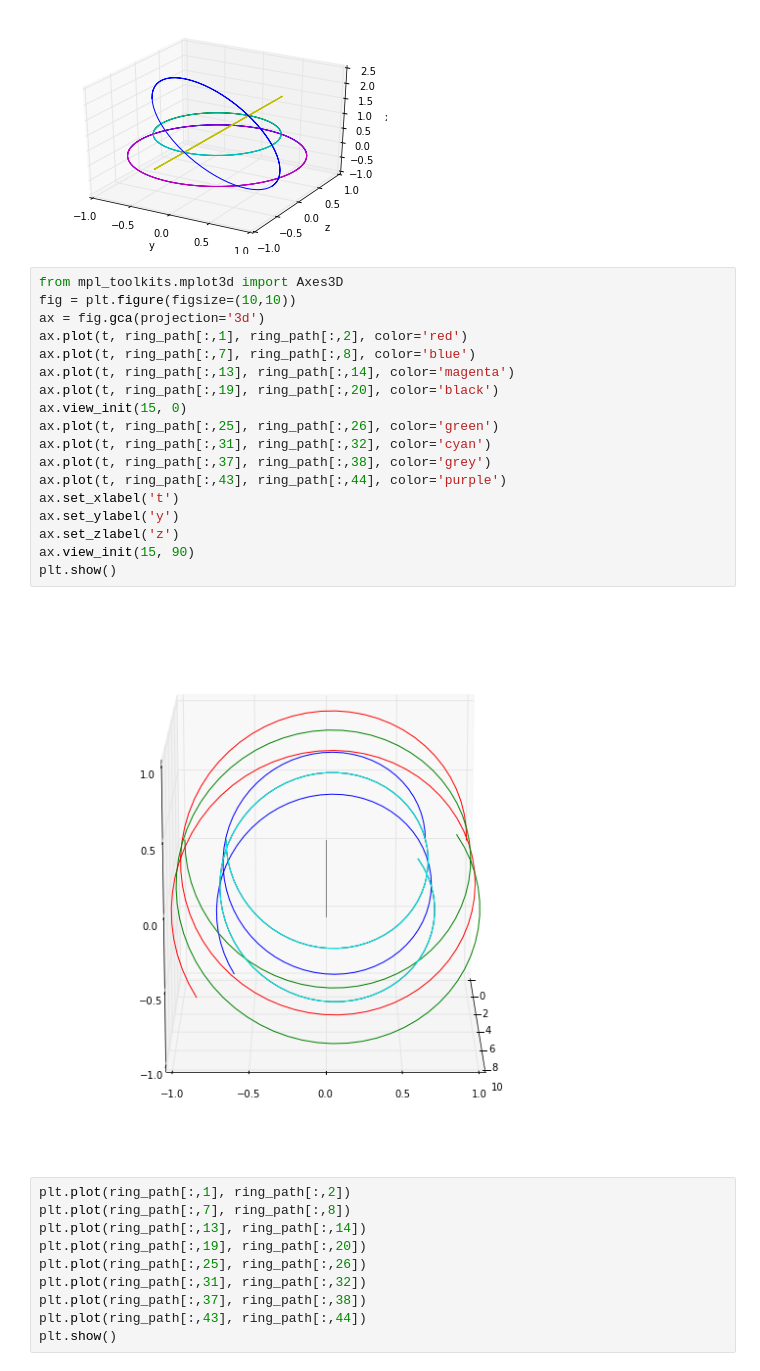
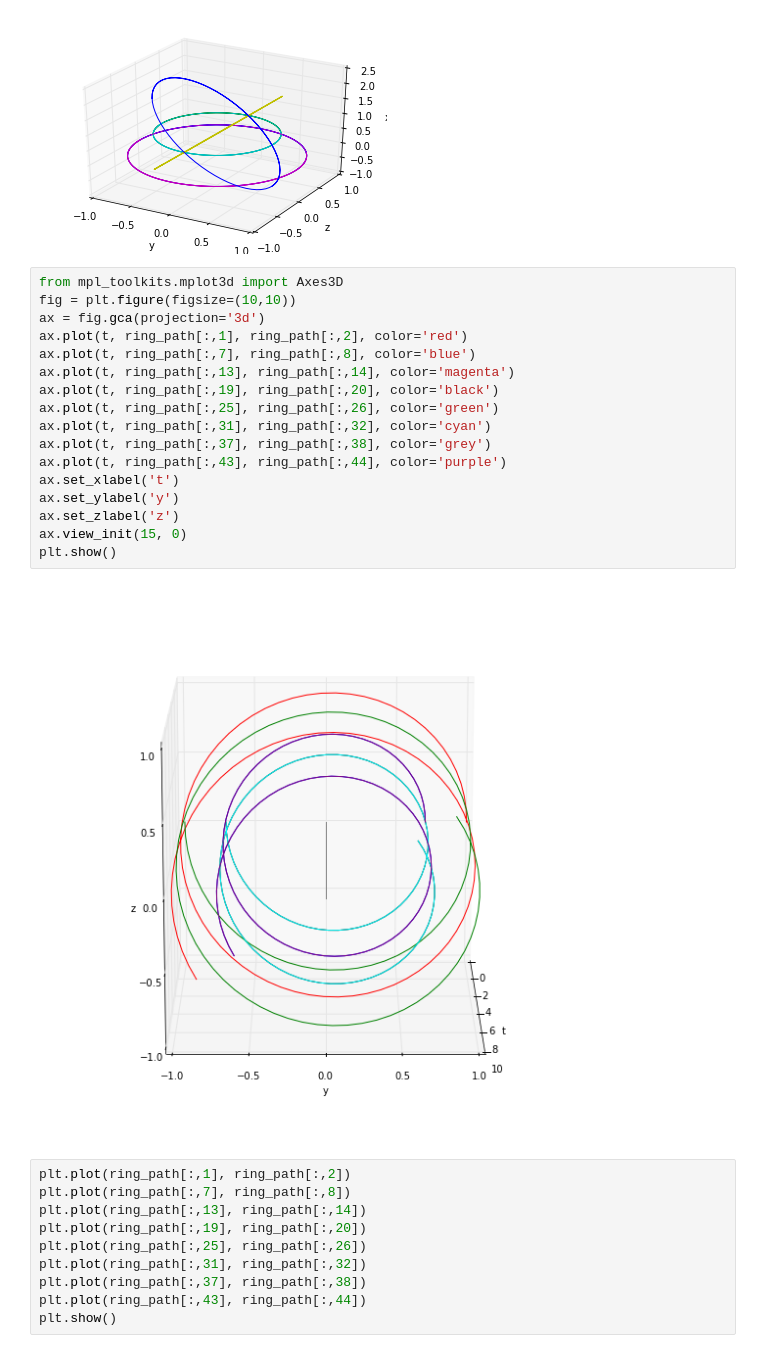
Before and after one commit to REL95/Comp-1421-Final-Project, a Jupyter notebook: Final Project (Grant, Nick, Robert) .ipynb, the cells around one changed output. Cells and saved outputs as stored; diff of their text form.

```diff
--- a/Final Project (Grant, Nick, Robert) .ipynb
+++ b/Final Project (Grant, Nick, Robert) .ipynb
@@ -593,23 +593,22 @@ plt.show()
 # %%
 from mpl_toolkits.mplot3d import Axes3D
 fig = plt.figure(figsize=(10,10))
 ax = fig.gca(projection='3d')
 ax.plot(t, ring_path[:,1], ring_path[:,2], color='red')
 ax.plot(t, ring_path[:,7], ring_path[:,8], color='blue')
 ax.plot(t, ring_path[:,13], ring_path[:,14], color='magenta')
 ax.plot(t, ring_path[:,19], ring_path[:,20], color='black')
-ax.view_init(15, 0)
 ax.plot(t, ring_path[:,25], ring_path[:,26], color='green')
 ax.plot(t, ring_path[:,31], ring_path[:,32], color='cyan')
 ax.plot(t, ring_path[:,37], ring_path[:,38], color='grey')
 ax.plot(t, ring_path[:,43], ring_path[:,44], color='purple')
 ax.set_xlabel('t')
 ax.set_ylabel('y')
 ax.set_zlabel('z')
-ax.view_init(15, 90)
+ax.view_init(15, 0)
 plt.show()
 # %% [output]
-[figure, old version]
+[figure, new version]
 # %%
 plt.plot(ring_path[:,1], ring_path[:,2])
 plt.plot(ring_path[:,7], ring_path[:,8])
```
